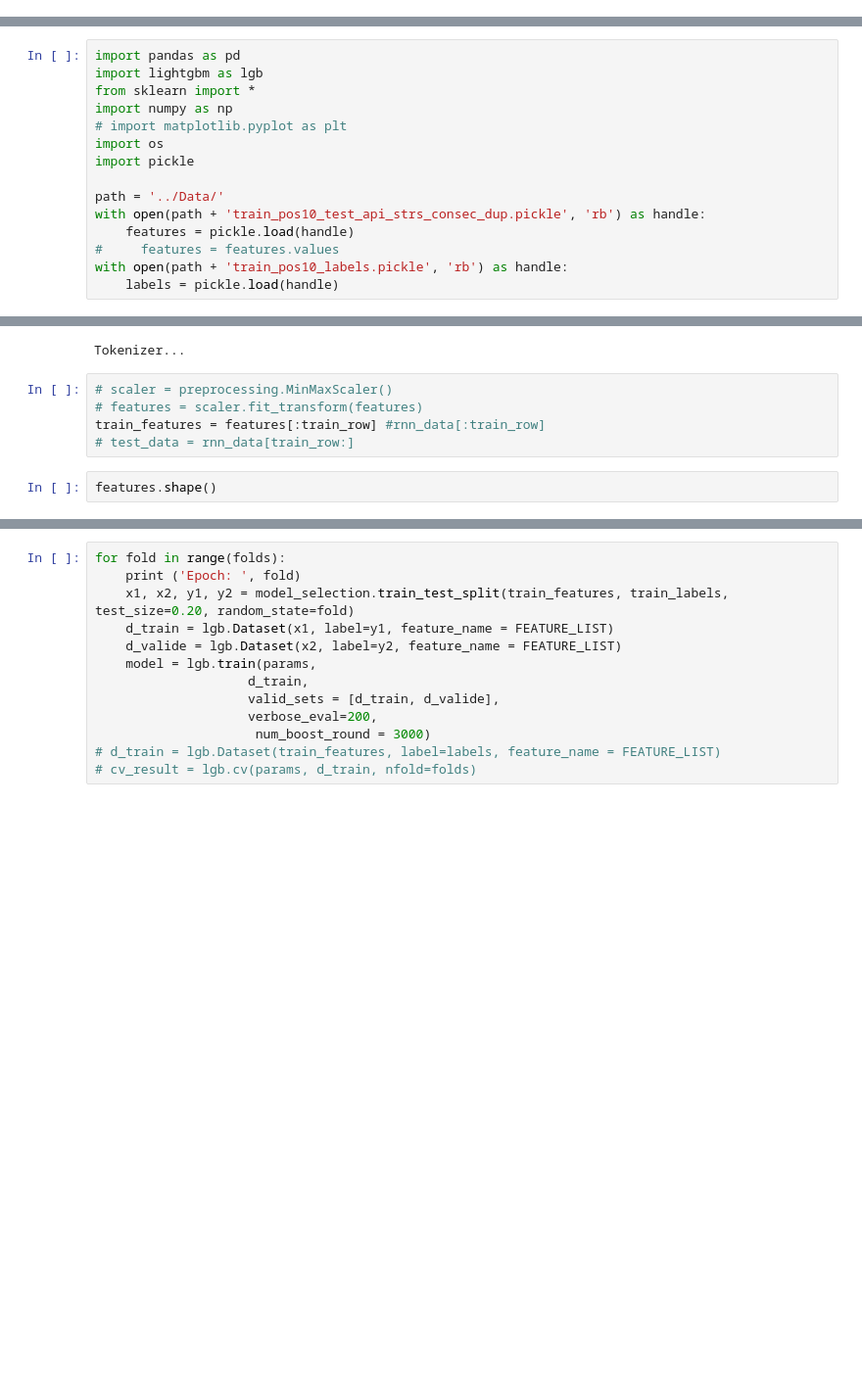
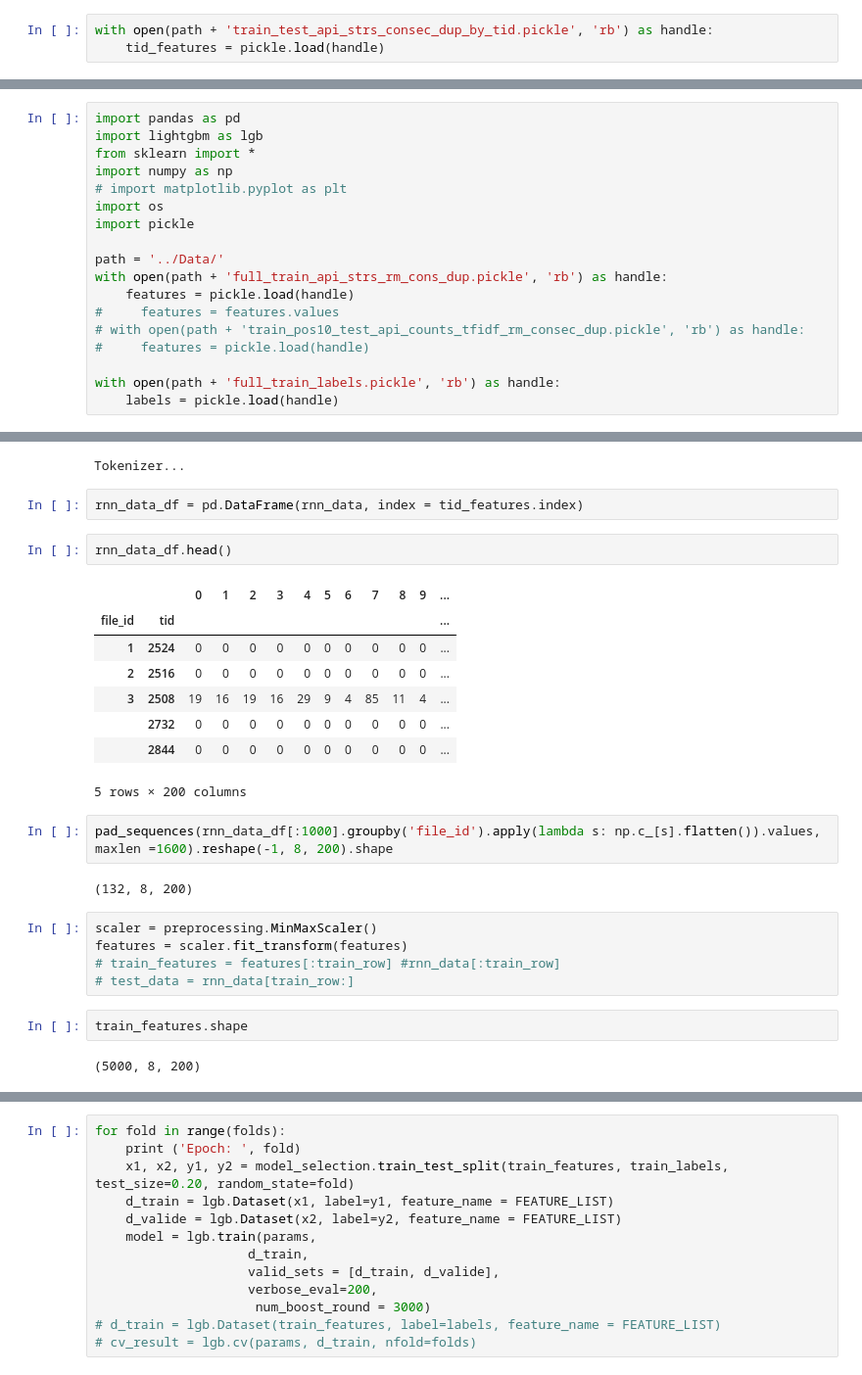
Before and after one commit to ifuding/ASAC, a Jupyter notebook: code/main.ipynb, the cells around one changed output, grey strips where cells are left out. Shown at 98% size. Saved outputs shown, nothing was run; the diff lists cells and outputs as text; blank space fills up the shorter version.

```diff
--- a/code/main.ipynb
+++ b/code/main.ipynb
@@ -496,0 +493,3 @@ len(sub[sub['prob0'] > 0.99]) / len(sub)
+# %%
+with open(path + 'train_test_api_strs_consec_dup_by_tid.pickle', 'rb') as handle:
+    tid_features = pickle.load(handle)
@@ -504,8 +515,11 @@ import os
 import pickle
 
 path = '../Data/'
-with open(path + 'train_pos10_test_api_strs_consec_dup.pickle', 'rb') as handle:
+with open(path + 'full_train_api_strs_rm_cons_dup.pickle', 'rb') as handle:
     features = pickle.load(handle)
 #     features = features.values
-with open(path + 'train_pos10_labels.pickle', 'rb') as handle:
+# with open(path + 'train_pos10_test_api_counts_tfidf_rm_consec_dup.pickle', 'rb') as handle:
+#     features = pickle.load(handle)
+
+with open(path + 'full_train_labels.pickle', 'rb') as handle:
     labels = pickle.load(handle)
@@ -525,12 +541,31 @@ rnn_data.shape
 rnn_data = tokenizer(features)
 # %% [output]
 Tokenizer...
+# %%
+rnn_data_df = pd.DataFrame(rnn_data, index = tid_features.index)
+# %%
+rnn_data_df.head()
+# %% [output]
+|  |  | 0 | 1 | 2 | 3 | 4 | 5 | 6 | 7 | 8 | 9 | ... |
+| file_id | tid |  |  |  |  |  |  |  |  |  |  | ... |
+| 1 | 2524 | 0 | 0 | 0 | 0 | 0 | 0 | 0 | 0 | 0 | 0 | ... |
+| 2 | 2516 | 0 | 0 | 0 | 0 | 0 | 0 | 0 | 0 | 0 | 0 | ... |
+| 3 | 2508 | 19 | 16 | 19 | 16 | 29 | 9 | 4 | 85 | 11 | 4 | ... |
+|  | 2732 | 0 | 0 | 0 | 0 | 0 | 0 | 0 | 0 | 0 | 0 | ... |
+|  | 2844 | 0 | 0 | 0 | 0 | 0 | 0 | 0 | 0 | 0 | 0 | ... |
+5 rows × 200 columns
+# %%
+pad_sequences(rnn_data_df[:1000].groupby('file_id').apply(lambda s: np.c_[s].flatten()).values, maxlen =1600).reshape(-1, 8, 200).shape
+# %% [output]
+(132, 8, 200)
 # %%
-# scaler = preprocessing.MinMaxScaler()
-# features = scaler.fit_transform(features)
-train_features = features[:train_row] #rnn_data[:train_row]
+scaler = preprocessing.MinMaxScaler()
+features = scaler.fit_transform(features)
+# train_features = features[:train_row] #rnn_data[:train_row]
 # test_data = rnn_data[train_row:]
 # %%
-features.shape()
+train_features.shape
+# %% [output]
+(5000, 8, 200)
 # %%
 train_row = len(labels)
```
Also changed, not shown: parts of 17 cells of this notebook.
